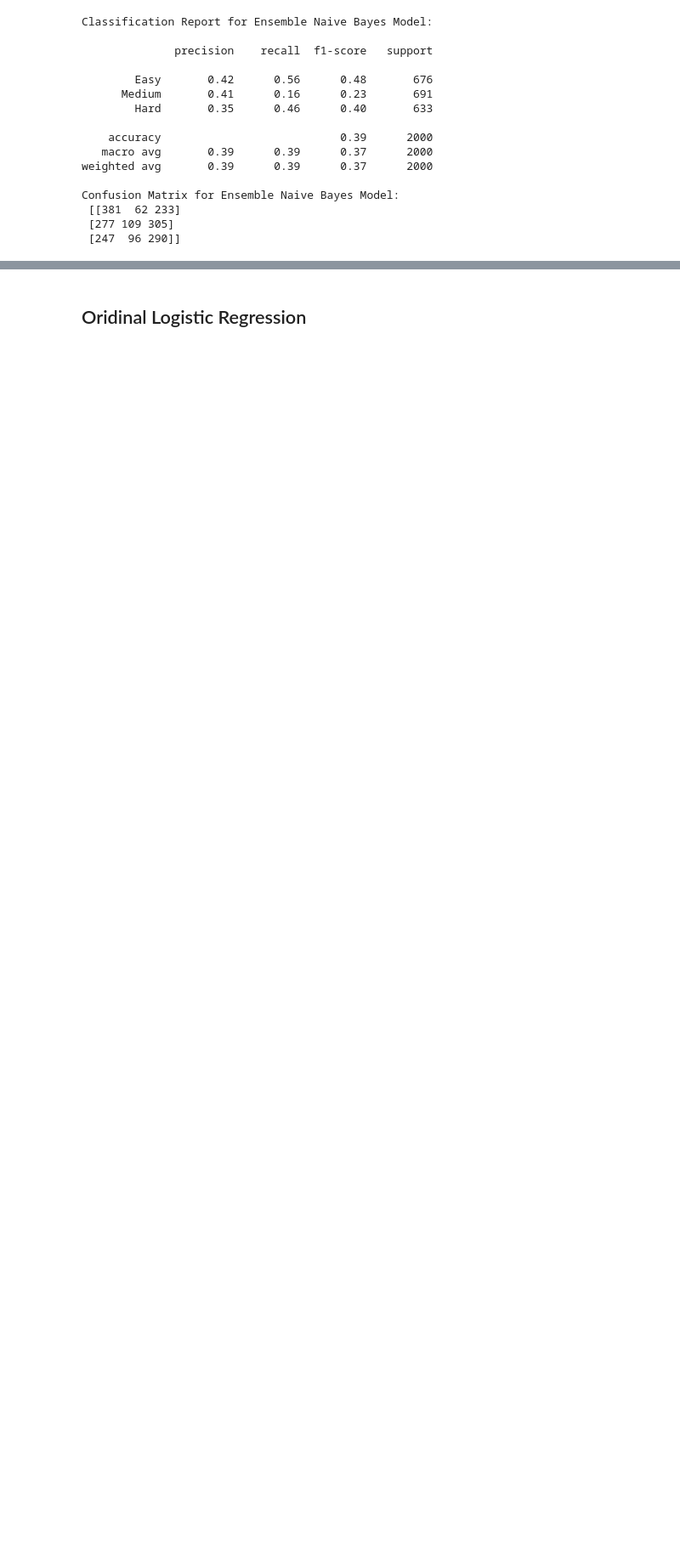
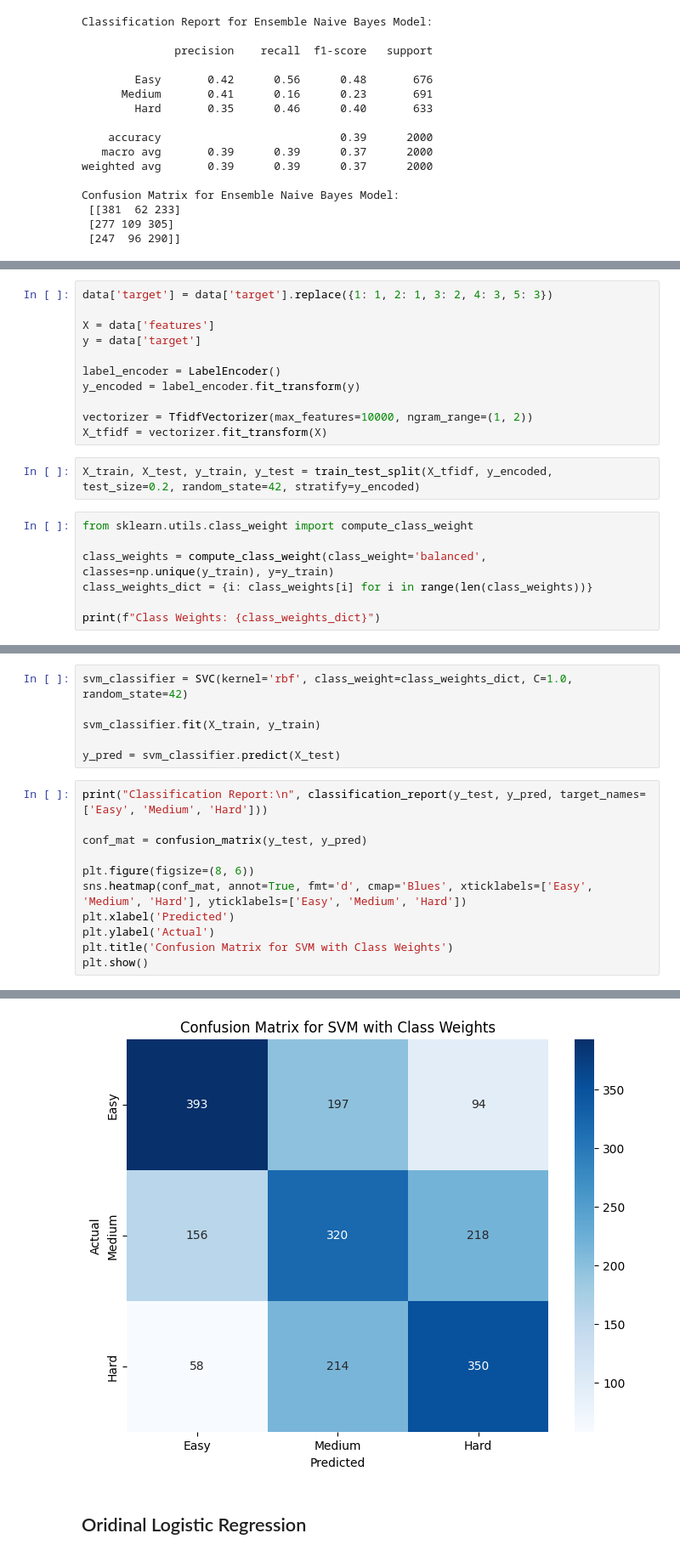
Before and after one commit to LeweLotki/sudoku_classifier, a Jupyter notebook: notebooks/training.ipynb, the cells around one changed output, grey strips where cells are left out. Shown at 85% size. Drawn from its saved outputs; the diff is of its cells as text; blank space fills up the shorter version.

```diff
--- a/notebooks/training.ipynb
+++ b/notebooks/training.ipynb
@@ -435,0 +543,20 @@ Confusion Matrix for Ensemble Naive Bayes Model:
+# %%
+data['target'] = data['target'].replace({1: 1, 2: 1, 3: 2, 4: 3, 5: 3})
+
+X = data['features']
+y = data['target']
+
+label_encoder = LabelEncoder()
+y_encoded = label_encoder.fit_transform(y)
+
+vectorizer = TfidfVectorizer(max_features=10000, ngram_range=(1, 2))
+X_tfidf = vectorizer.fit_transform(X)
+# %%
+X_train, X_test, y_train, y_test = train_test_split(X_tfidf, y_encoded, test_size=0.2, random_state=42, stratify=y_encoded)
+# %%
+from sklearn.utils.class_weight import compute_class_weight
+
+class_weights = compute_class_weight(class_weight='balanced', classes=np.unique(y_train), y=y_train)
+class_weights_dict = {i: class_weights[i] for i in range(len(class_weights))}
+
+print(f"Class Weights: {class_weights_dict}")
@@ -435,0 +565,18 @@ Confusion Matrix for Ensemble Naive Bayes Model:
+# %%
+svm_classifier = SVC(kernel='rbf', class_weight=class_weights_dict, C=1.0, random_state=42)
+
+svm_classifier.fit(X_train, y_train)
+
+y_pred = svm_classifier.predict(X_test)
+# %%
+print("Classification Report:\n", classification_report(y_test, y_pred, target_names=['Easy', 'Medium', 'Hard']))
+
+conf_mat = confusion_matrix(y_test, y_pred)
+
+plt.figure(figsize=(8, 6))
+sns.heatmap(conf_mat, annot=True, fmt='d', cmap='Blues', xticklabels=['Easy', 'Medium', 'Hard'], yticklabels=['Easy', 'Medium', 'Hard'])
+plt.xlabel('Predicted')
+plt.ylabel('Actual')
+plt.title('Confusion Matrix for SVM with Class Weights')
+plt.show()
+# %% [output]
@@ -436,3 +593,4 @@ Confusion Matrix for Ensemble Naive Bayes Model:
+[figure, added]
 # %% [markdown]
 ## Oridinal Logistic Regression
 # %%
```
Also changed, not shown: parts of 17 cells of this notebook, 11 other files.
